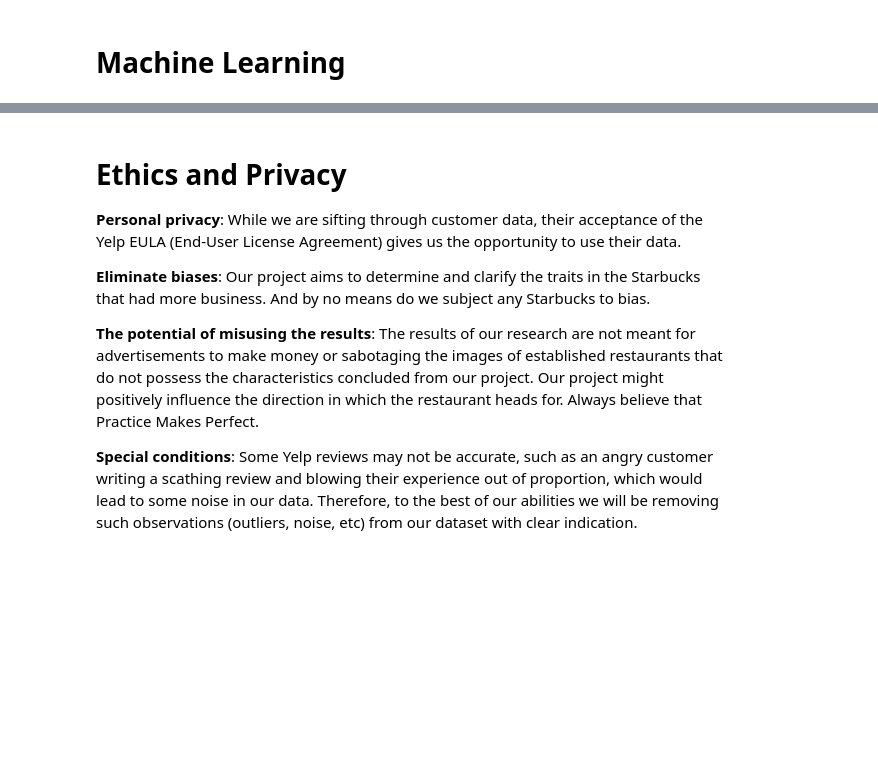
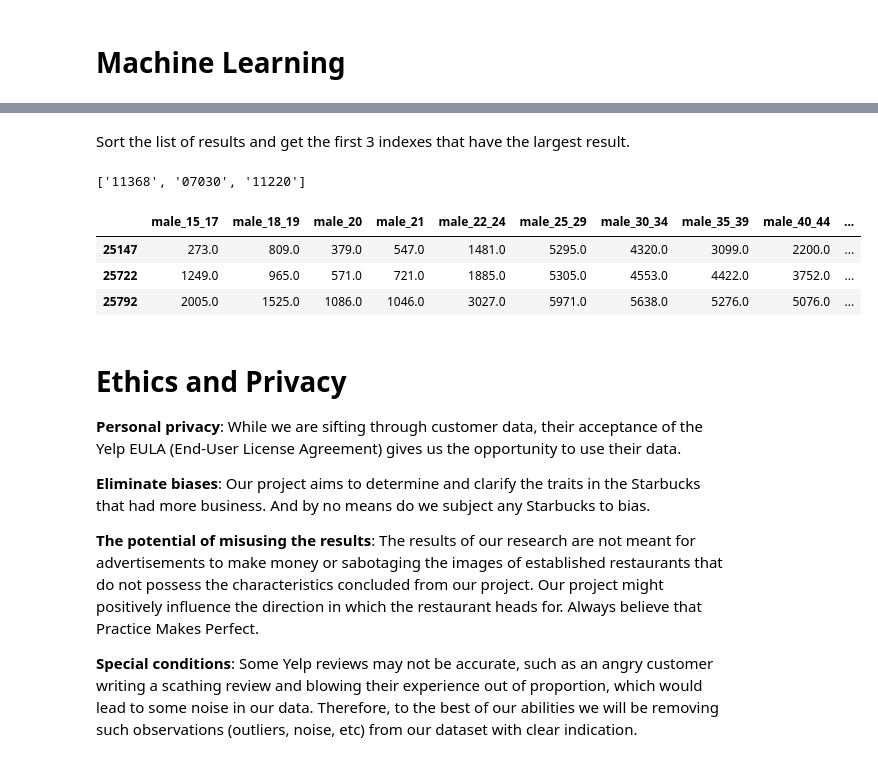
Before and after one commit to reveloff-ucsd/COGS108_44, a Jupyter notebook: FinalProject_Group044.ipynb, the cells around one changed output, grey strips where cells are left out. Drawn from its saved outputs; the diff is of its cells as text; code cells hidden in the pictures; blank space fills up the shorter version.

```diff
--- a/FinalProject_Group044.ipynb
+++ b/FinalProject_Group044.ipynb
@@ -678,3 +786,24 @@ df_census['percent_master']=df_census['masters_degree']/df_census['total_25_plus
+# %% [markdown]
+Sort the list of results and get the first 3 indexes that have the largest result.
+# %%
+index_sort = np.argsort(rs)
+best_3_id = index_sort[-3:]
+best_3_zip = []
+for i in range(len(best_3_id)):
+    best_3_zip.append(df_final.loc[best_3_id[i], 'zip'])
+best_3_zip.reverse()
+best_3_zip
+# this is the best 3 zipcodes that currently do not have a starbucks
+# that are feasible spots of a new starbucks
+# %% [output]
+['11368', '07030', '11220']
+# %%
+df_final[(df_final['zip']=='11368') | (df_final['zip']=='07030') | (df_final['zip']=='11220')]
+# %% [output]
+|  | male_15_17 | male_18_19 | male_20 | male_21 | male_22_24 | male_25_29 | male_30_34 | male_35_39 | male_40_44 | ... |
+| 25147 | 273.0 | 809.0 | 379.0 | 547.0 | 1481.0 | 5295.0 | 4320.0 | 3099.0 | 2200.0 | ... |
+| 25722 | 1249.0 | 965.0 | 571.0 | 721.0 | 1885.0 | 5305.0 | 4553.0 | 4422.0 | 3752.0 | ... |
+| 25792 | 2005.0 | 1525.0 | 1086.0 | 1046.0 | 3027.0 | 5971.0 | 5638.0 | 5276.0 | 5076.0 | ... |
 # %% [markdown]
 # Ethics and Privacy
 
```
Also changed, not shown: parts of 29 cells of this notebook.
